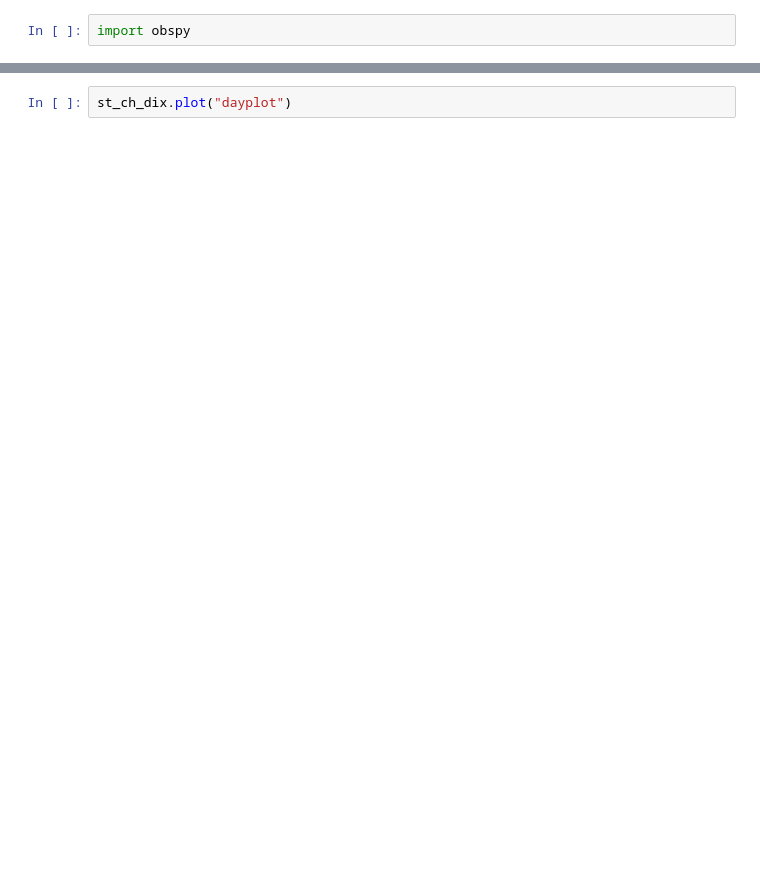
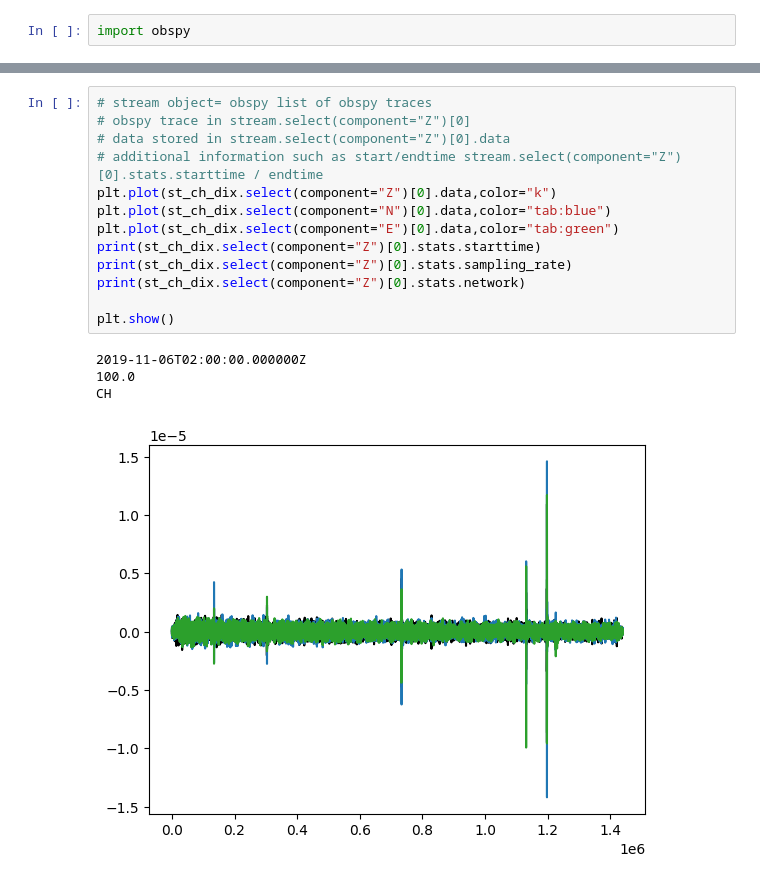
Before and after one commit to niko-d/DSL, a Jupyter notebook: basic_processing.ipynb, the cells around one changed output, grey strips where cells are left out. Cells and saved outputs as stored; diff of their text form; blank space fills up the shorter version.

```diff
--- a/basic_processing.ipynb
+++ b/basic_processing.ipynb
@@ -265,2 +271,18 @@ st_ch_dix.plot();
-# %%
-st_ch_dix.plot("dayplot")
+# %%
+# stream object= obspy list of obspy traces
+# obspy trace in stream.select(component="Z")[0]
+# data stored in stream.select(component="Z")[0].data
+# additional information such as start/endtime stream.select(component="Z")[0].stats.starttime / endtime
+plt.plot(st_ch_dix.select(component="Z")[0].data,color="k")
+plt.plot(st_ch_dix.select(component="N")[0].data,color="tab:blue")
+plt.plot(st_ch_dix.select(component="E")[0].data,color="tab:green")
+print(st_ch_dix.select(component="Z")[0].stats.starttime)
+print(st_ch_dix.select(component="Z")[0].stats.sampling_rate)
+print(st_ch_dix.select(component="Z")[0].stats.network)
+
+plt.show()
+# %% [output]
+2019-11-06T02:00:00.000000Z
+100.0
+CH
+[figure, added]
```
Also changed, not shown: parts of 11 cells of this notebook.
